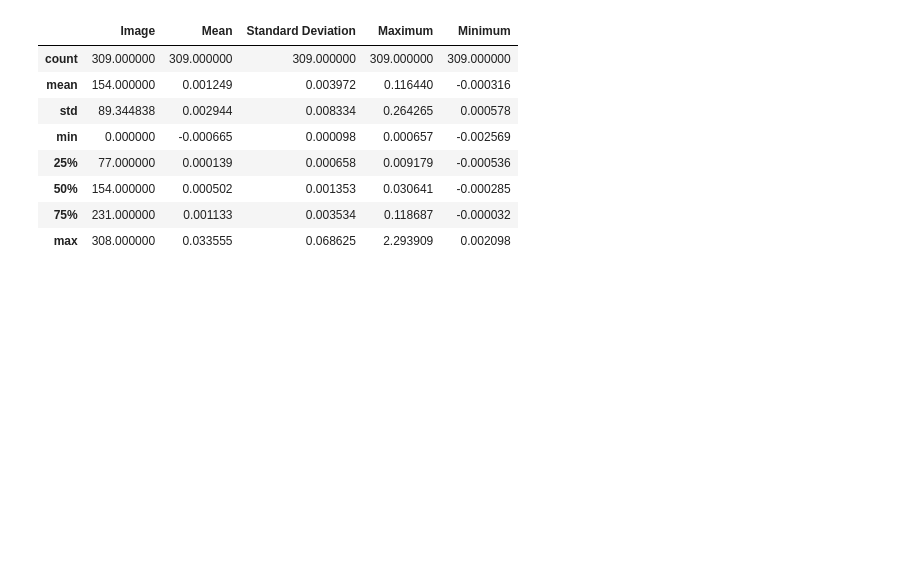
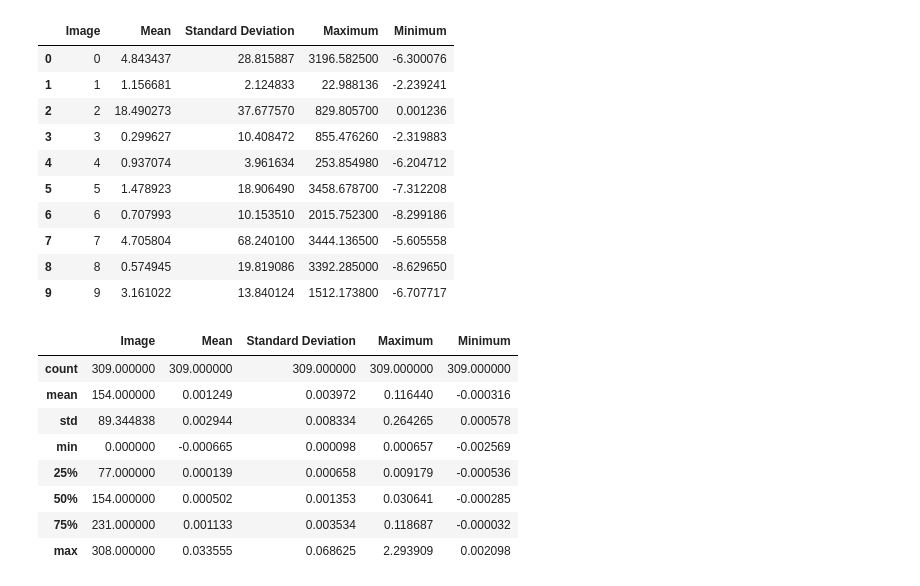
Before and after one commit to joedeboom/astropy, a Jupyter notebook: CreateDataset.ipynb, the cells around one changed output. Saved outputs shown, nothing was run; the diff lists cells and outputs as text; code cells hidden in the pictures; blank space fills up the shorter version.

```diff
--- a/CreateDataset.ipynb
+++ b/CreateDataset.ipynb
@@ -63,3 +61,17 @@ ha_data.head()
+# %%
+ha_data.head(10)
+# %% [output]
+|  | Image | Mean | Standard Deviation | Maximum | Minimum |
+| 0 | 0 | 4.843437 | 28.815887 | 3196.582500 | -6.300076 |
+| 1 | 1 | 1.156681 | 2.124833 | 22.988136 | -2.239241 |
+| 2 | 2 | 18.490273 | 37.677570 | 829.805700 | 0.001236 |
+| 3 | 3 | 0.299627 | 10.408472 | 855.476260 | -2.319883 |
+| 4 | 4 | 0.937074 | 3.961634 | 253.854980 | -6.204712 |
+| 5 | 5 | 1.478923 | 18.906490 | 3458.678700 | -7.312208 |
+| 6 | 6 | 0.707993 | 10.153510 | 2015.752300 | -8.299186 |
+| 7 | 7 | 4.705804 | 68.240100 | 3444.136500 | -5.605558 |
+| 8 | 8 | 0.574945 | 19.819086 | 3392.285000 | -8.629650 |
+| 9 | 9 | 3.161022 | 13.840124 | 1512.173800 | -6.707717 |
 # %%
 radio_data.describe()
 # %% [output]
```
Also changed, not shown: parts of 10 cells of this notebook, 1 other file.
